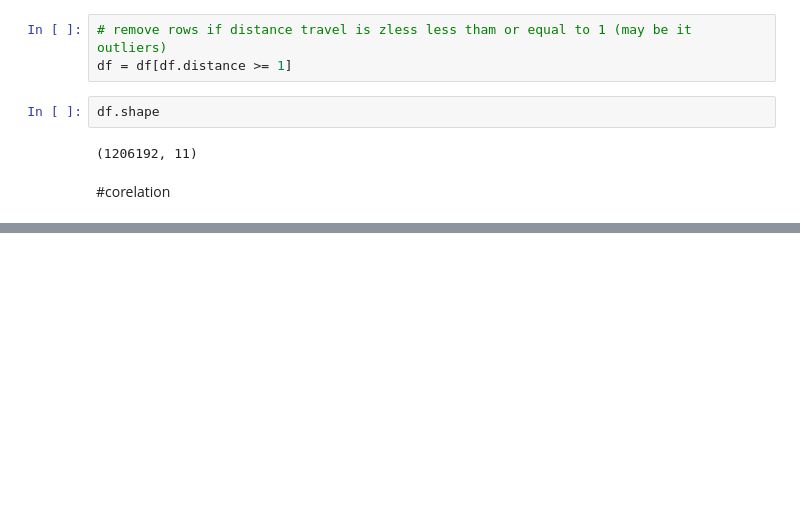
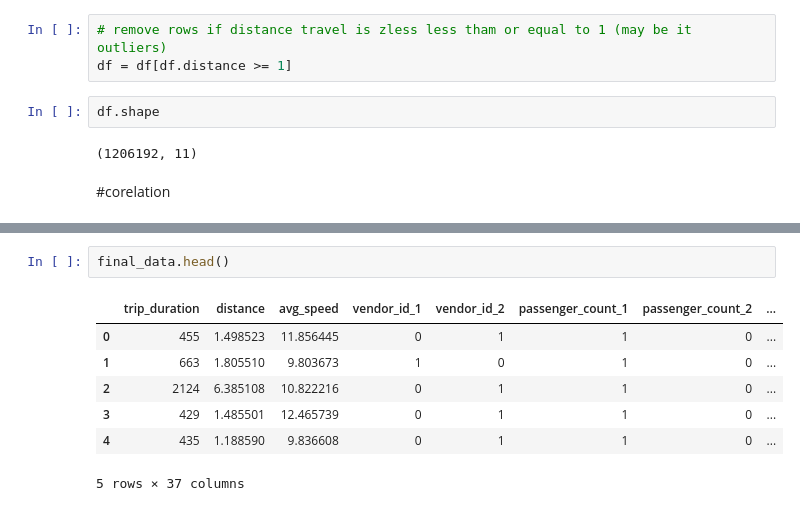
Before and after one commit to pranay2310/NYC-Taxi-Trip-Time-Prediction---Capstone-Project.ipynb, a Jupyter notebook: NYC_Taxi_Trip_Time_Prediction_Capstone_Project.ipynb, the cells around one changed output, grey strips where cells are left out. Drawn from its saved outputs; the diff is of its cells as text; blank space fills up the shorter version.

```diff
--- a/NYC_Taxi_Trip_Time_Prediction_Capstone_Project.ipynb
+++ b/NYC_Taxi_Trip_Time_Prediction_Capstone_Project.ipynb
@@ -608,0 +701,10 @@ df.shape
+# %%
+final_data.head()
+# %% [output]
+|  | trip_duration | distance | avg_speed | vendor_id_1 | vendor_id_2 | passenger_count_1 | passenger_count_2 | ... |
+| 0 | 455 | 1.498523 | 11.856445 | 0 | 1 | 1 | 0 | ... |
+| 1 | 663 | 1.805510 | 9.803673 | 1 | 0 | 1 | 0 | ... |
+| 2 | 2124 | 6.385108 | 10.822216 | 0 | 1 | 1 | 0 | ... |
+| 3 | 429 | 1.485501 | 12.465739 | 0 | 1 | 1 | 0 | ... |
+| 4 | 435 | 1.188590 | 9.836608 | 0 | 1 | 1 | 0 | ... |
+5 rows × 37 columns
```
Also changed, not shown: parts of 30 cells of this notebook.
